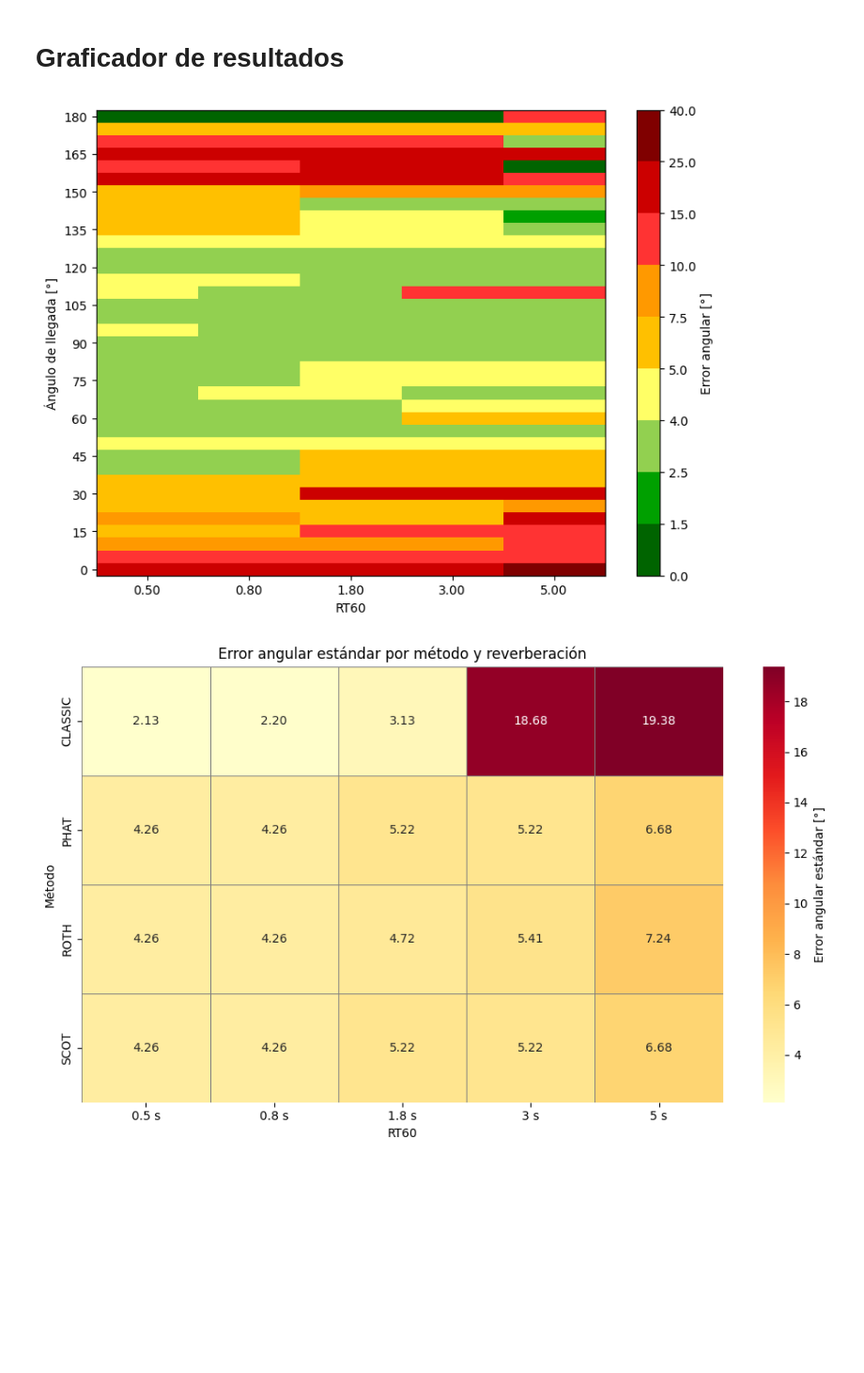
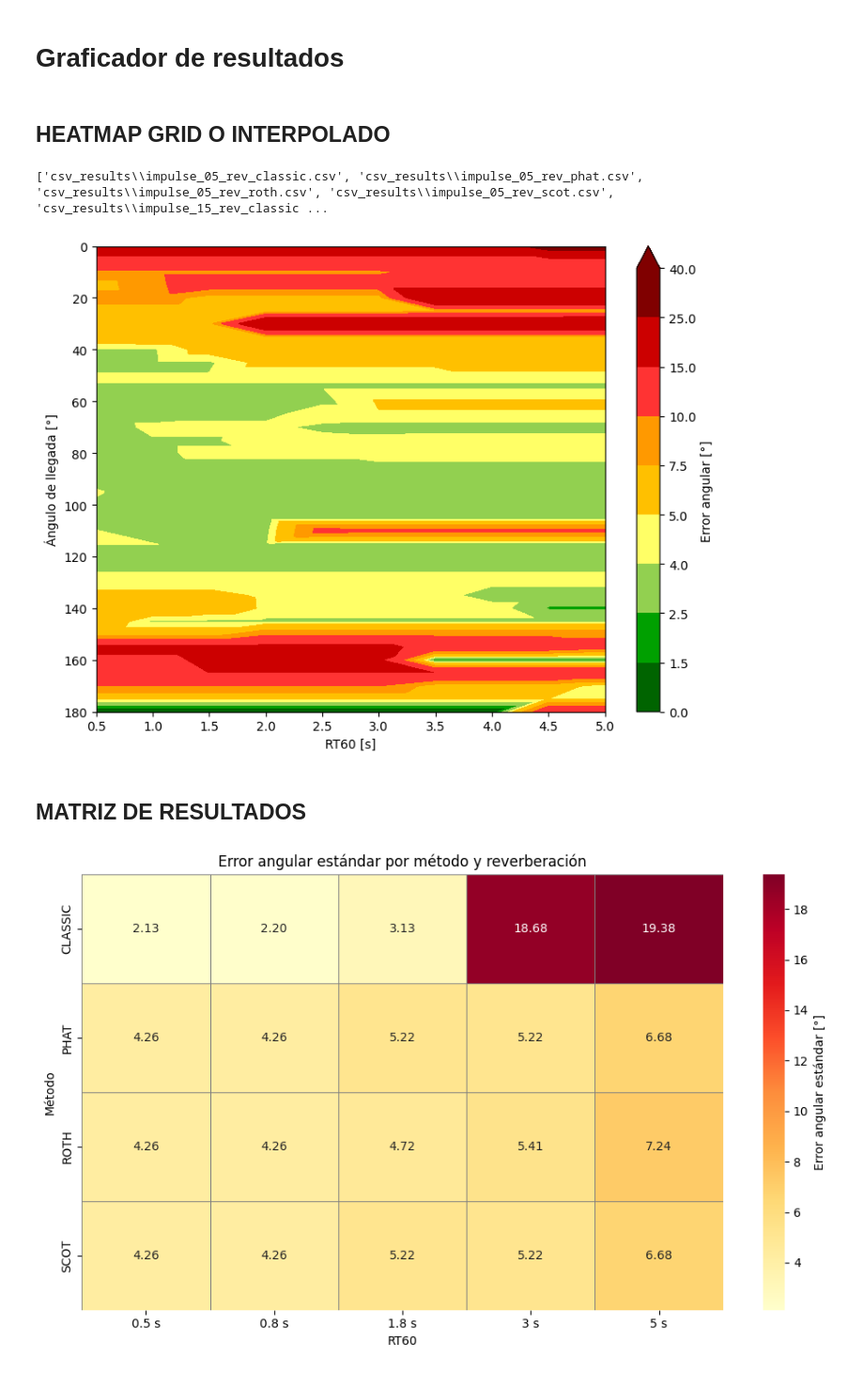
Before and after one commit to electronicos-anonimos/tp_dsp_tdoa, a Jupyter notebook: graph.ipynb, the cells around one changed output. Shown at 94% size. Cells and saved outputs as stored; diff of their text form; code cells hidden in the pictures; blank space fills up the shorter version.

Commit message:
Códigos para gráficos hechos, se agregó tambien un generador de impulsos (revisar a futuro)

```diff
--- a/graph.ipynb
+++ b/graph.ipynb
@@ -1,5 +1,7 @@
 # %% [markdown]
 # Graficador de resultados
+# %% [markdown]
+## HEATMAP GRID O INTERPOLADO
 # %%
 import pandas as pd
 import numpy as np
@@ -10,20 +12,36 @@ import os
 from scipy.interpolate import griddata
 from matplotlib.colors import ListedColormap, BoundaryNorm
 
-# === CONFIGURACIONES ===
-measure = "sweep"         # Puede ser: "angle_error", "snr_db", etc.
-method_graph = "phat"
-x_variable = "rt60"           # Ej: "rt60_num", "snr_db", "dist_source"
-x_lim = (0.5, 5.0)                # Limite eje x (solo para interpolated)
-modo_grafico = "grid"     # "grid" o "interpolated"
+# === CONFIGURACIÓN ===
+measure = "rt60"               # Variable a graficar
+method_graph = "scot"              # Método a visualizar (e.g., classic, phat, etc.)
+x_variable = "rt60"               # Variable del eje X
+x_lim = (0.5, 5)                      # Rango de RT60
+modo_grafico = "interpolated"        # Modo: "grid" o "interpolated"
 
-# === ETIQUETAS DEL EJE X (con unidades) ===
+# === ETIQUETAS DE EJES ===
 x_labels = {
-    "rt60_num": "RT60 [s]",
+    "rt60": "RT60 [s]",
     "snr_db": "SNR [dB]",
     "dist_source": "DISTANCIA [m]",
+    "src_z": "ALTURA FUENTE [m]",
     "angle": "ÁNGULO [°]"
 }
+# # === CONFIGURACIONES ===
+# measure = "rt60"         # Puede ser: "angle_error", "snr_db", etc.
+# method_graph = "classic"
+# x_variable = "rt60"           # Ej: "rt60_num", "snr_db", "dist_source"
+# x_lim = (0.5, 5)                # Limite eje x (solo para interpolated)
+# modo_grafico = "interpolated"     # "grid" o "interpolated"
+
+# # === ETIQUETAS DEL EJE X (con unidades) ===
+# x_labels = {
+#     "rt60_num": "RT60 [s]",
+#     "snr_db": "SNR [dB]",
+#     "dist_source": "DISTANCIA [m]",
+#     "src_z": "ALTURA FUENTE [m]",
+#     "angle": "ÁNGULO [°]"
+# }
 
 # === PALETA DE COLORES PERSONALIZADA ===
 boundaries = [0, 1.5, 2.5, 4, 5, 7.5, 10, 15, 25, 40]
@@ -43,26 +61,49 @@ rt60_numeric = {v: float(v[:-2]) for v in rt60_map.values()}
 
 # === CARGA DE DATOS ===
 csv_folder = "csv_results"
-pattern = os.path.join(csv_folder, "sweep_0_180_5_*.csv")
+pattern = os.path.join(csv_folder, "impulse_*_rev_*.csv")
+# csv_folder = "csv_results/reverb"
+# pattern = os.path.join(csv_folder, "sweep_0_180_5_*.csv")
+# pattern = os.path.join(csv_folder, "sweep_medium_rev_SNR_*.csv")
+# pattern = os.path.join(csv_folder, "height_source_*_very_short_rev_*.csv")
 archivos = glob.glob(pattern)
+print(archivos)
 if not archivos:
     raise FileNotFoundError("No se encontraron archivos")
 
 dfs = []
+# for archivo in archivos:
+#     match = re.search(r"sweep_0_180_5_(.*?)_rev_(.*)\.csv", archivo)
+#     # match = re.search(r"sweep_medium_rev_SNR_(.*?)_(.*)\.csv", archivo)
+#     # match = re.search(r"height_source_(.*?)_very_short_rev_(.*)\.csv", archivo)
+#     print(match)
+#     if match:
+#         reverb_key = match.group(1).lower()
+#         metodo = match.group(2).upper()
+#         rt60_val = rt60_map.get(reverb_key, "?")
+#         df_tmp = pd.read_csv(archivo)
+#         df_tmp["method"] = metodo
+#         df_tmp["rt60_val"] = rt60_val
+#         dfs.append(df_tmp)
 for archivo in archivos:
-    match = re.search(r"sweep_0_180_5_(.*?)_rev_(.*)\.csv", archivo)
+    match = re.search(r"impulse_(\d+)_rev_(.*)\.csv", archivo)
+    # print(match)
     if match:
-        reverb_key = match.group(1).lower()
+        rt60_val = float(match.group(1))  # Se asume en segundos
         metodo = match.group(2).upper()
-        rt60_val = rt60_map.get(reverb_key, "?")
+
         df_tmp = pd.read_csv(archivo)
         df_tmp["method"] = metodo
-        df_tmp["rt60_val"] = rt60_val
+        df_tmp["rt60_num"] = rt60_val
         dfs.append(df_tmp)
 
+
+
+
 df = pd.concat(dfs, ignore_index=True)
-df["rt60_num"] = df["rt60_val"].map(rt60_numeric)
+df["rt60_num"] = df["rt60"].map(rt60_numeric)
 df = df[df["method"].str.lower() == method_graph.lower()]
+
 
 # === VALIDAR VARIABLE X ===
 if x_variable not in df.columns:
@@ -113,34 +154,37 @@ elif modo_grafico == "grid":
 
     pc = plt.pcolormesh(x, y, pivot.values, cmap=cmap, norm=norm, shading="auto")
 
     xticks = np.arange(0.5, nx + 0.5)
     xlabels = [f"{val:.2f}" for val in pivot.columns]
     step = max(1, ny // 10)
     yticks = np.arange(0.5, ny + 0.5, step)
     ylabels = [f"{val:.0f}" for val in pivot.index[::step]]
 
     plt.xticks(ticks=xticks, labels=xlabels)
     plt.yticks(ticks=yticks, labels=ylabels)
 
     heatmap = pc
 
     plt.xlabel(x_label)
     plt.ylabel("Ángulo de llegada [°]")
     plt.gca().invert_yaxis()
 
 else:
     raise ValueError("Modo gráfico no reconocido. Use 'grid' o 'interpolated'.")
 
 # === BARRA DE COLOR Y GUARDADO ===
 cbar = plt.colorbar(heatmap, ticks=boundaries)
 cbar.set_label("Error angular [°]")
 
 os.makedirs("figuras_heatmaps", exist_ok=True)
 plt.tight_layout()
 plt.savefig(f"figuras_heatmaps/{measure}_heatmap_{modo_grafico}_{method_graph}.png", dpi=300)
 plt.show()
 # %% [output]
+['csv_results\\impulse_05_rev_classic.csv', 'csv_results\\impulse_05_rev_phat.csv', 'csv_results\\impulse_05_rev_roth.csv', 'csv_results\\impulse_05_rev_scot.csv', 'csv_results\\impulse_15_rev_classic ...
-[figure, old version]
+[figure, new version]
+# %% [markdown]
+## MATRIZ DE RESULTADOS
 # %%
 # No me convence del todo
 import pandas as pd
```
Also changed, not shown: parts of 7 cells of this notebook, 5 other files.
